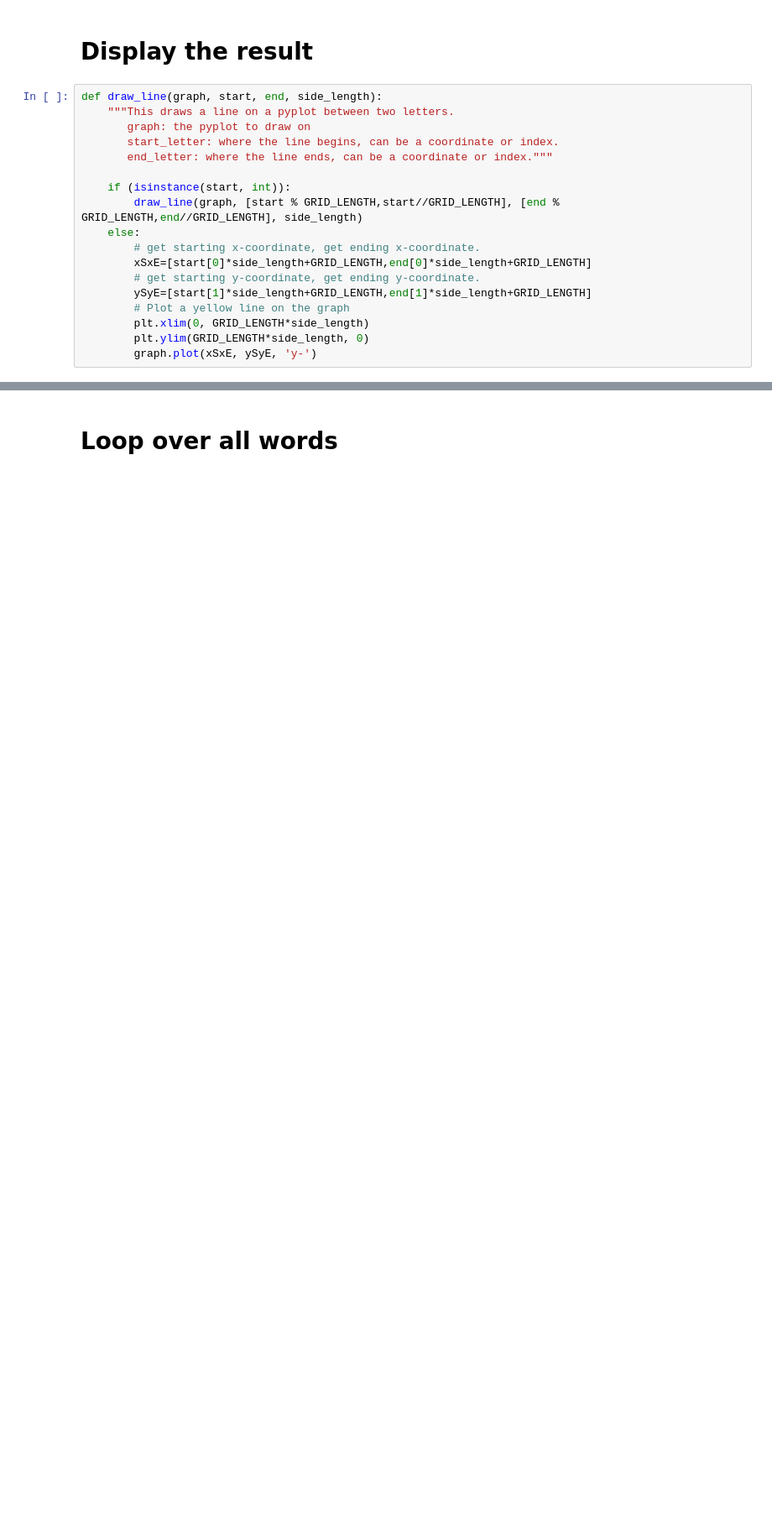
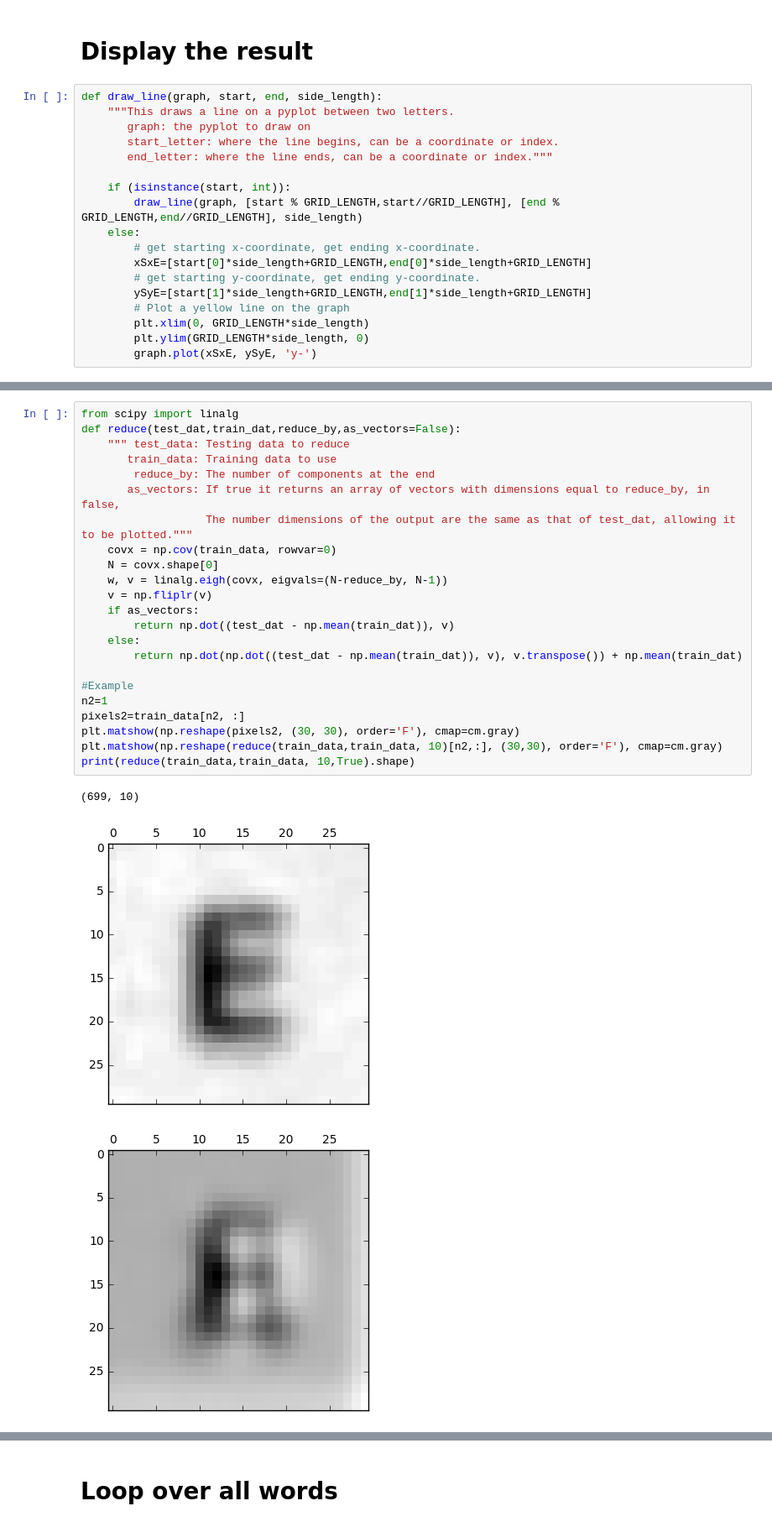
Before and after one commit to jcdhan1/assignment2, a Jupyter notebook: assignment2.ipynb, the cells around one changed output, grey strips where cells are left out. Shown at 84% size. Cells and saved outputs as stored; diff of their text form; blank space fills up the shorter version.

Commit message:
Dimensionality Reduction and Noise Robustness

```diff
--- a/assignment2.ipynb
+++ b/assignment2.ipynb
@@ -260,0 +241,27 @@ def draw_line(graph, start, end, side_length):
+# %%
+from scipy import linalg
+def reduce(test_dat,train_dat,reduce_by,as_vectors=False):
+    """ test_data: Testing data to reduce
+       train_data: Training data to use
+        reduce_by: The number of components at the end
+       as_vectors: If true it returns an array of vectors with dimensions equal to reduce_by, in false,
+                   The number dimensions of the output are the same as that of test_dat, allowing it to be plotted."""
+    covx = np.cov(train_data, rowvar=0)
+    N = covx.shape[0]
+    w, v = linalg.eigh(covx, eigvals=(N-reduce_by, N-1))
+    v = np.fliplr(v)
+    if as_vectors:
+        return np.dot((test_dat - np.mean(train_dat)), v)
+    else:
+        return np.dot(np.dot((test_dat - np.mean(train_dat)), v), v.transpose()) + np.mean(train_dat)
+
+#Example
+n2=1
+pixels2=train_data[n2, :]
+plt.matshow(np.reshape(pixels2, (30, 30), order='F'), cmap=cm.gray)
+plt.matshow(np.reshape(reduce(train_data,train_data, 10)[n2,:], (30,30), order='F'), cmap=cm.gray)
+print(reduce(train_data,train_data, 10,True).shape)
+# %% [output]
+(699, 10)
+[figure, added]
+[figure, added]
```
Also changed, not shown: parts of 5 cells of this notebook, 2 other files.
